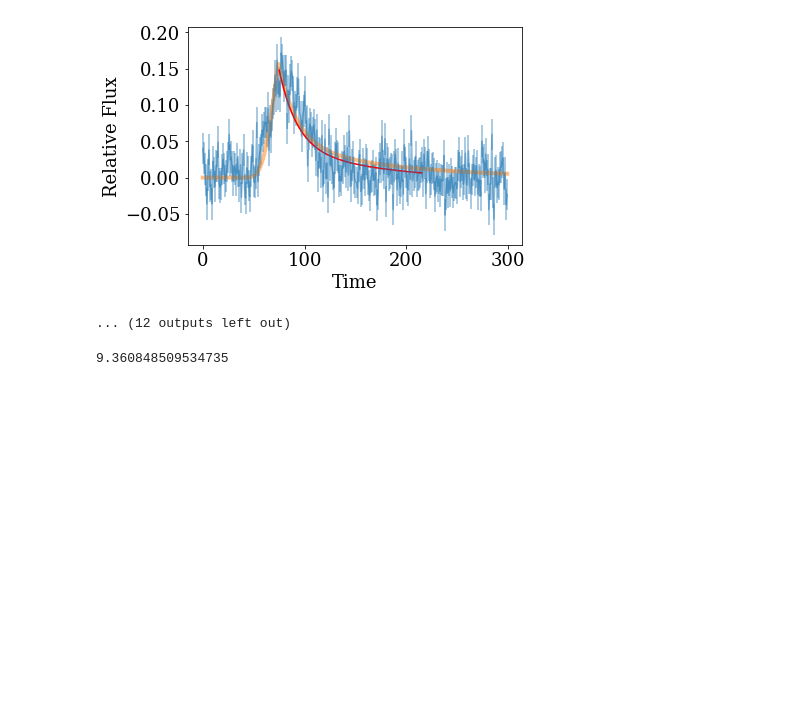
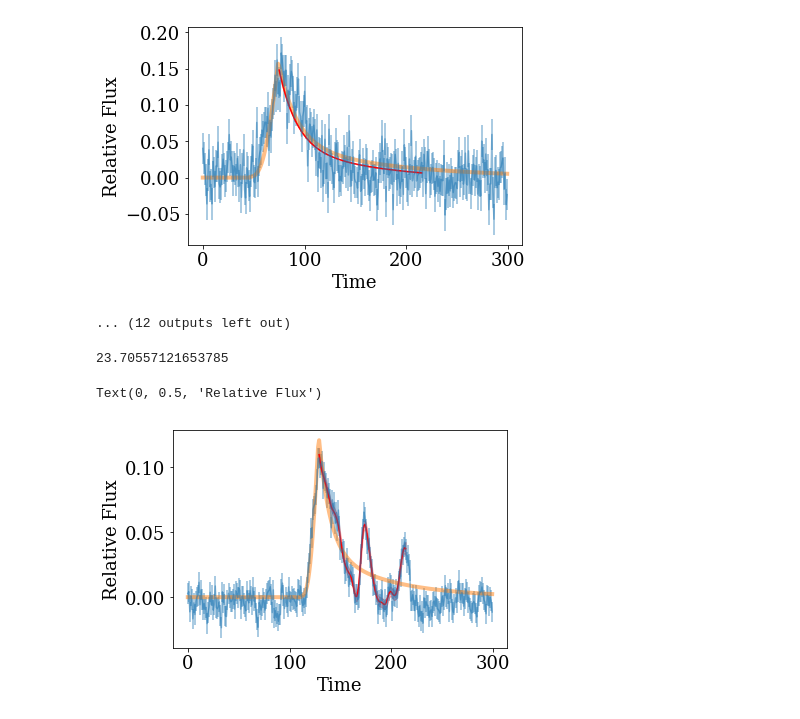
Before and after one commit to jradavenport/flare_sims, a Jupyter notebook: notebooks/qpp_explore.ipynb, the cells around one changed output. Cells and saved outputs as stored; diff of their text form; code cells hidden in the pictures; blank space fills up the shorter version.

Commit message:
getting MCMC finished

```diff
--- a/notebooks/qpp_explore.ipynb
+++ b/notebooks/qpp_explore.ipynb
@@ -272,7 +274,7 @@ dfout.to_csv('GP_output_v0.11.csv')
 # %%
 # get MCMC working on 1 flare...
 # %%
-k=37
+k=93
 
 hdu = fits.open(files[k])
 data = hdu[1].data
@@ -296,6 +298,7 @@ slope = (c2 - c1) / (t2 - t1)
 inter = c2 - slope*t2
 
 flux = (data.field(1) - (slope * time + inter)) / medflux
+flux = flux - np.nanmedian(flux)
 
 # find the typical (median) scatter in small chunks of the light curve
 # (11 data points, arbitrarily chosen) to use as the error
@@ -317,71 +320,57 @@ popt, pcov = curve_fit(aflare1, time, flux, p0=p0)
 decay = np.where((time >= popt[0]) & (time <= popt[0] + 5*popt[1]))
 
 #__ do the GP __
 tresid = time[decay]
 eresid = err[decay]
 fresid = flux[decay] - aflare1(time[decay], *popt)
 
 # DO WE TRUST ALL THESE KERNEL PARAMETERS????
 # Celerite SHO Kernel:
 Q = 1.0
-w0 = 3.0
-S0 = np.var(fresid) / (w0 * Q)
-bounds = dict(log_S0=(-15, 15), log_Q=(-15, 15), log_omega0=(-15, 15))
+w0 = 0.1
+S0 = np.std(fresid) #/ (w0 * Q)
+bounds = dict(log_S0=(-15, 15), log_Q=(-15, 15), log_omega0=(-5, 1))
 
 
 # draw the figure... put around the GP (annoyingly)
 plt.figure()
 plt.errorbar(time, flux, yerr=err, alpha=0.5)
 plt.plot(time, aflare1(time, *popt), alpha=0.5, lw=4)
 
 
 # wrap GP in Try/Except to catch some value error problem I don't understand
-try:
-    kernel = terms.SHOTerm(log_S0=np.log(S0), log_Q=np.log(Q), log_omega0=np.log(w0),
-                            bounds=bounds)
+# try:
+kernel = terms.SHOTerm(log_S0=np.log(S0), log_Q=np.log(Q), log_omega0=np.log(w0),
+                        bounds=bounds)
 
-    gp = celerite.GP(kernel, mean=np.mean(fresid))
-    gp.compute(tresid, eresid)
+gp = celerite.GP(kernel, mean=np.mean(fresid))
+gp.compute(tresid, eresid)
 
-    initial_params = gp.get_parameter_vector()
-    bounds = gp.get_parameter_bounds()
-    r = minimize(neg_log_like, initial_params, method="L-BFGS-B", bounds=bounds, args=(fresid, gp))
-    gp.set_parameter_vector(r.x)
-    pred_mean, pred_var = gp.predict(fresid, tresid, return_var=True)
-    pred_std = np.sqrt(pred_var)
+initial_params = gp.get_parameter_vector()
+bounds = gp.get_parameter_bounds()
+r = minimize(neg_log_like, initial_params, method="L-BFGS-B", bounds=bounds, args=(fresid, gp))
+gp.set_parameter_vector(r.x)
+pred_mean, pred_var = gp.predict(fresid, tresid, return_var=True)
+pred_std = np.sqrt(pred_var)
 
 
-    color = 'red'
-    plt.plot(tresid, pred_mean + aflare1(tresid, *popt), color=color,label="GP") # GP fit
-    plt.fill_between(tresid, pred_mean + pred_std + aflare1(tresid, *popt),
-                     pred_mean - pred_std + aflare1(tresid, *popt),
-                     color=color, alpha=0.3, edgecolor="none") # Standard deviation boundaries
+color = 'red'
+plt.plot(tresid, pred_mean + aflare1(tresid, *popt), color=color,label="GP") # GP fit
+plt.fill_between(tresid, pred_mean + pred_std + aflare1(tresid, *popt),
+                 pred_mean - pred_std + aflare1(tresid, *popt),
+                 color=color, alpha=0.3, edgecolor="none") # Standard deviation boundaries
 
-    omega_0 = np.exp(gp.kernel.terms[0][2])
-    period = (2*np.pi) / omega_0
+omega_0 = np.exp(gp.kernel.terms[0][2])
+period = (2*np.pi) / omega_0
 
-    print(period)
+print(period)
 
-except:
-    print('nope')
+# except:
+#     print('nope')
 
 plt.xlabel('Time')
 plt.ylabel('Relative Flux')
-
-
-# now fit w/ MCMC together
-initial = np.array([*popt, *r.x])
-ndim, nwalkers = len(initial), 32
-sampler = emcee.EnsembleSampler(nwalkers, ndim, combined_log_prob, args=[time, flux, err])
-
-p0mcmc = initial + 1e-2*np.random.randn(nwalkers, ndim)
-p0mcmc, ln, _ = sampler.run_mcmc(p0mcmc, 500) # 500step burn-in
-sampler.reset()
-_ = sampler.run_mcmc(p0mcmc, 4000) # 4000 step MCMC run
-
-samples = sampler.flatchain
-med = np.nanmedian(samples, axis=0)
-print((2*np.pi) / np.exp(med[5]))
-# print((2*np.pi) / np.exp(np.std(samples,axis=0))[5])
 # %% [output]
-9.360848509534735
+23.70557121653785
+Text(0, 0.5, 'Relative Flux')
+[figure, added]
```
Also changed, not shown: parts of 5 cells of this notebook.
